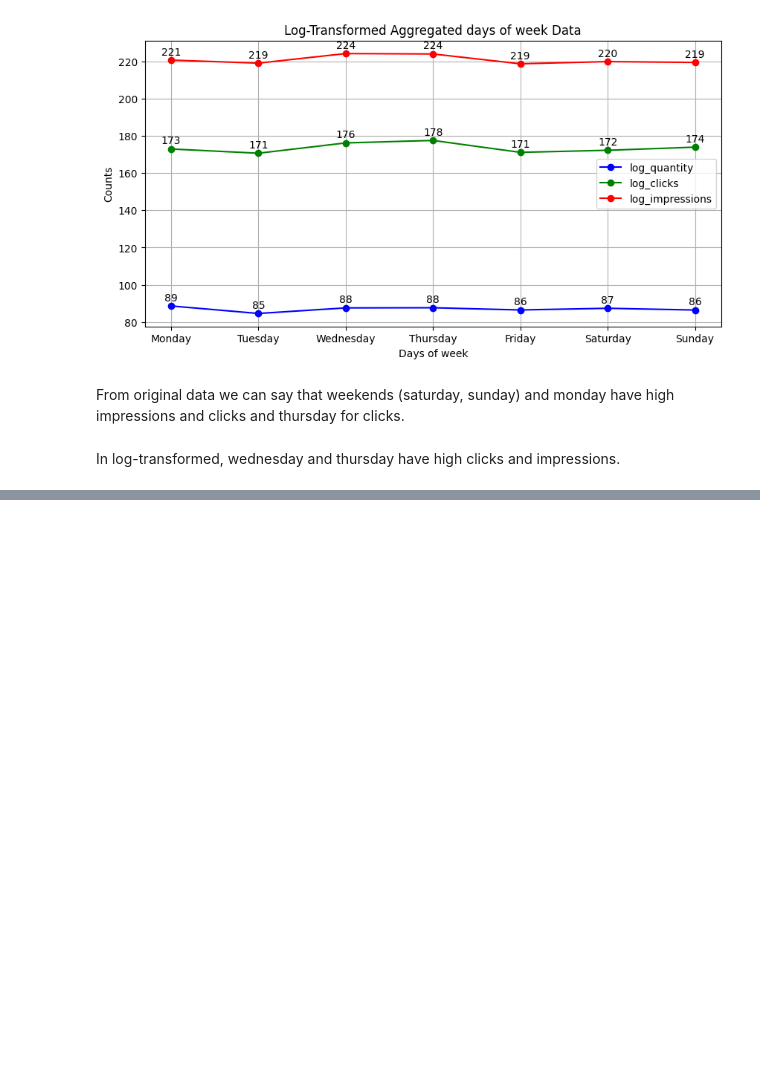
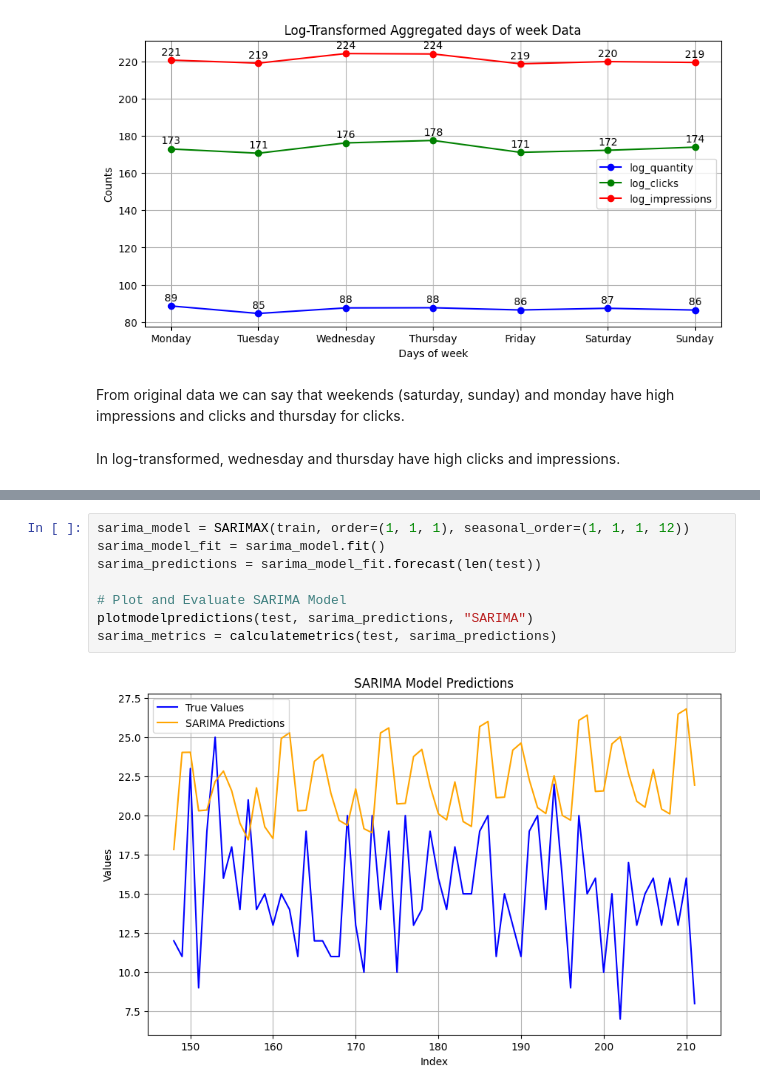
Before and after one commit to saravindhan/Aravindhan-Infosys-Nov24, a Jupyter notebook: futureDemands.ipynb, the cells around one changed output, grey strips where cells are left out. Cells and saved outputs as stored; diff of their text form; blank space fills up the shorter version.

```diff
--- a/futureDemands.ipynb
+++ b/futureDemands.ipynb
@@ -497,0 +589,10 @@ In log-transformed, wednesday and thursday have high clicks and impressions.
+# %%
+sarima_model = SARIMAX(train, order=(1, 1, 1), seasonal_order=(1, 1, 1, 12))
+sarima_model_fit = sarima_model.fit()
+sarima_predictions = sarima_model_fit.forecast(len(test))
+
+# Plot and Evaluate SARIMA Model
+plotmodelpredictions(test, sarima_predictions, "SARIMA")
+sarima_metrics = calculatemetrics(test, sarima_predictions)
+# %% [output]
+[figure, added]
```
Also changed, not shown: parts of 37 cells of this notebook.
